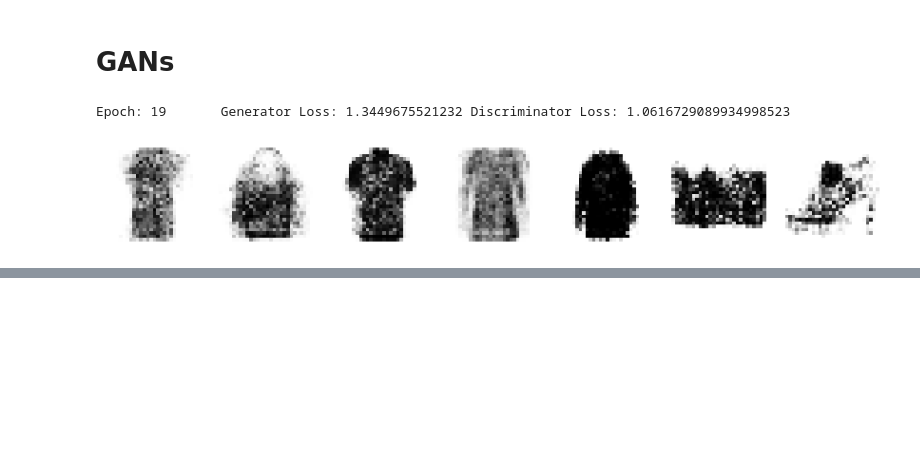
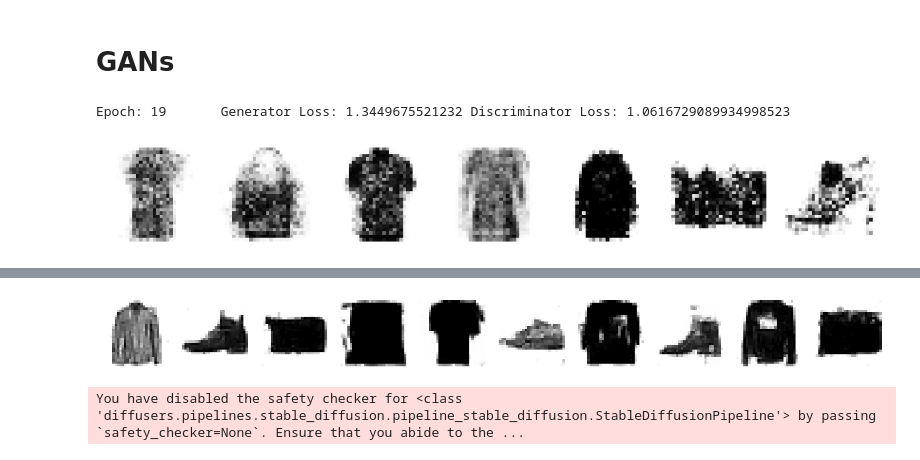
Before and after one commit to DamtanX/My_PyTorch_Scikit-learn_studies, a Jupyter notebook: ch18/ch18.ipynb, the cells around one changed output, grey strips where cells are left out. Cells and saved outputs as stored; diff of their text form; code cells hidden in the pictures; blank space fills up the shorter version.

```diff
--- a/ch18/ch18.ipynb
+++ b/ch18/ch18.ipynb
@@ -552,0 +600,14 @@ plot_reconstructions(generator, images, 7, True)
+# %%
+class TimeEncodings(nn.Module):
+    def __init__(self, T, embed_dim):
+        super().__init__()
+        assert embed_dim % 2 == 0
+        p = torch.arange(T+1).unsqueeze(1)
+        angle = p / 10000 ** (torch.arange(0, embed_dim, 2) / embed_dim)
+        te = torch.empty(T+1, embed_dim)
+        te[:, 0::2] = torch.sin(angle)
+        te[:, 1::2] = torch.cos(angle)
+        self.register_buffer("time_encodings", te)
+
+    def forward(self, t):
+        return self.time_encodings[t]
@@ -552,0 +702,8 @@ plot_reconstructions(generator, images, 7, True)
+# %%
+diffusion_model = DiffusionModel().to(device)
+
+huber = nn.HuberLoss()
+nadam = torch.optim.NAdam(diffusion_model.parameters(), lr=3e-3)
+rmse = torchmetrics.MeanSquaredError(squared=False).to(device)
+
+history = train_model(diffusion_model, nadam, huber, rmse, diffusion_train_loader, diffsuion_valid_loader, 20)
@@ -552,0 +731,30 @@ plot_reconstructions(generator, images, 7, True)
+# %%
+def generate_ddim(model, batch_size=32, num_steps=50, eta=0.85):
+    model.eval()
+    with torch.no_grad():
+        xt = torch.randn([batch_size, 1, 28, 28], device=device)
+        times = torch.linspace(T-1, 0, steps=num_steps+1).long().tolist()
+        for t, t_prev in zip(times[:-1], times[1:]):
+            t_batch = torch.full((batch_size, 1), t, device=device)
+            sample = DiffusionSample(xt, t_batch)
+            eps_pred = model(sample)
+            x0 = ((xt - (1-alpha_bars[t]).sqrt() * eps_pred) / alpha_bars[t].sqrt())
+            abar_t_prev = alpha_bars[t_prev]
+            variance = eta * (1 - abar_t_prev) / (1 - alpha_bars[t]) * betas[t]
+            sigma_t = variance.sqrt()
+            pred_dir = (1 - abar_t_prev - sigma_t**2).sqrt() * eps_pred
+            noise = torch.randn_like(xt)
+            xt = abar_t_prev.sqrt() * x0 + pred_dir + sigma_t * noise
+
+        return torch.clamp((xt + 1)/2, 0, 1)
+
+X_gen_ddim = generate_ddim(diffusion_model, num_steps=500)
+# %%
+plot_reconstructions(diffusion_model, X_gen_ddim[:10], 7, True)
+# %% [output]
+[figure, added]
+# %%
+pipe = AutoPipelineForText2Image.from_pretrained('stabilityai/sd-turbo', variant='fp16', dtype=torch.float16)
+pipe.to(device)
+# %% [output]
+You have disabled the safety checker for <class 'diffusers.pipelines.stable_diffusion.pipeline_stable_diffusion.StableDiffusionPipeline'> by passing `safety_checker=None`. Ensure that you abide to the ...
```
Also changed, not shown: parts of 6 cells of this notebook.
